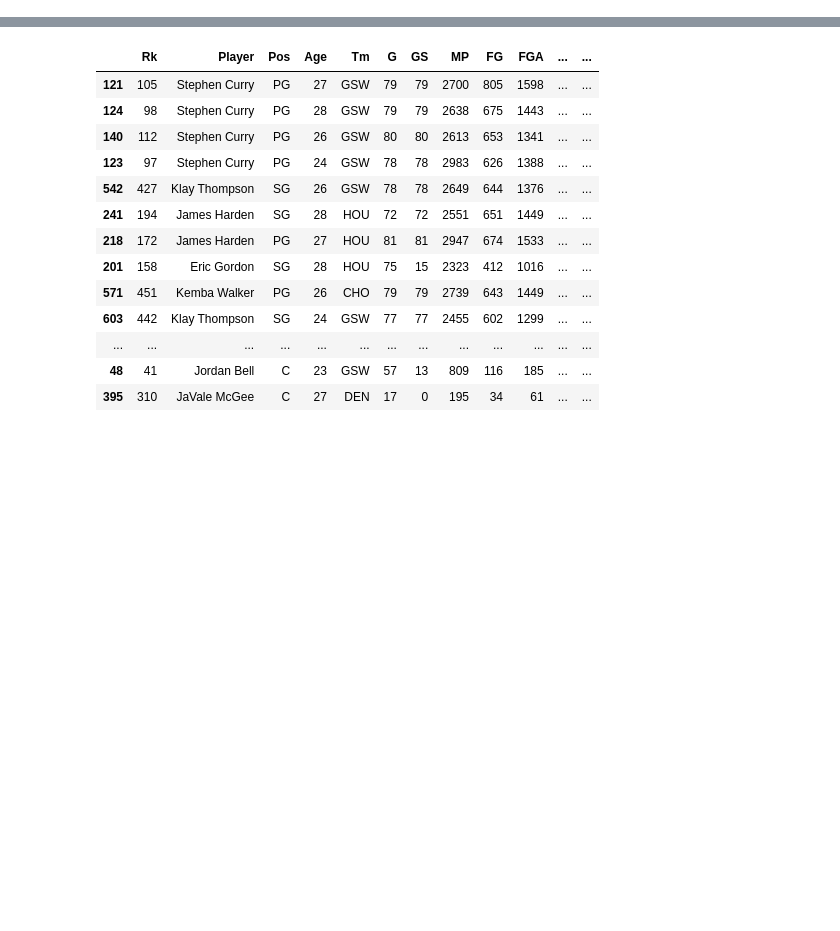
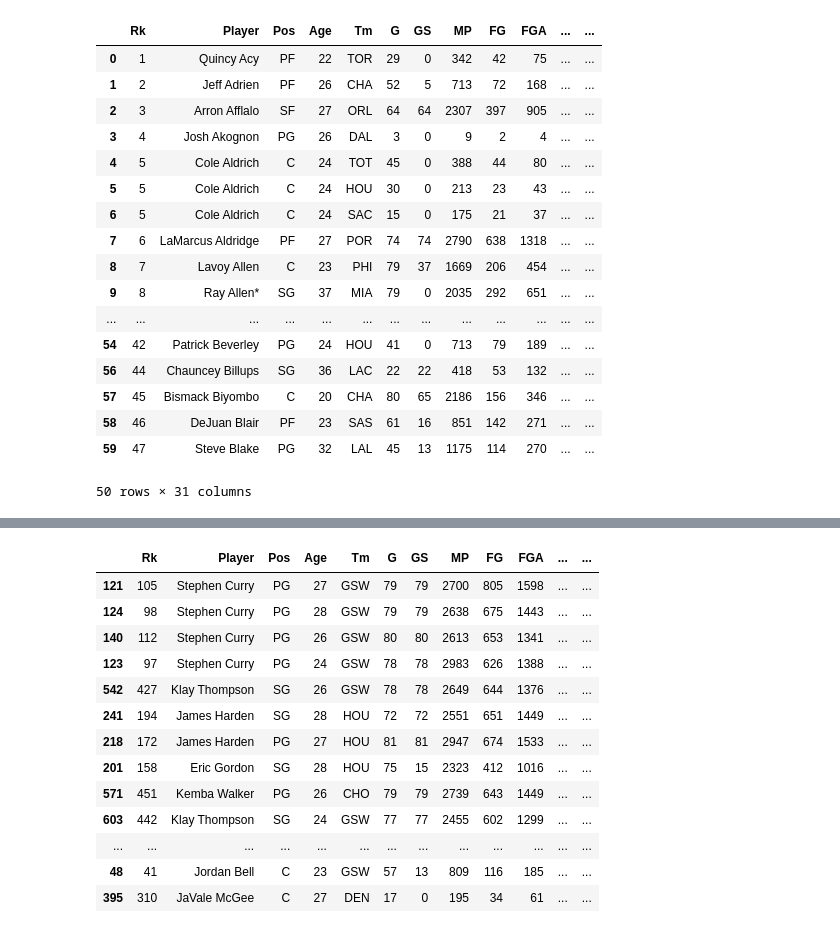
Before and after one commit to triatebr/aprenda-python, a Jupyter notebook: WebScraping_PY.ipynb, the cells around one changed output, grey strips where cells are left out. Saved outputs shown, nothing was run; the diff lists cells and outputs as text; code cells hidden in the pictures; blank space fills up the shorter version.

```diff
--- a/WebScraping_PY.ipynb
+++ b/WebScraping_PY.ipynb
@@ -41,3 +57,24 @@ Extraindo ano 2018
+# %%
+df.head(50)
+# %% [output]
+|  | Rk | Player | Pos | Age | Tm | G | GS | MP | FG | FGA | ... | ... |
+| 0 | 1 | Quincy Acy | PF | 22 | TOR | 29 | 0 | 342 | 42 | 75 | ... | ... |
+| 1 | 2 | Jeff Adrien | PF | 26 | CHA | 52 | 5 | 713 | 72 | 168 | ... | ... |
+| 2 | 3 | Arron Afflalo | SF | 27 | ORL | 64 | 64 | 2307 | 397 | 905 | ... | ... |
+| 3 | 4 | Josh Akognon | PG | 26 | DAL | 3 | 0 | 9 | 2 | 4 | ... | ... |
+| 4 | 5 | Cole Aldrich | C | 24 | TOT | 45 | 0 | 388 | 44 | 80 | ... | ... |
+| 5 | 5 | Cole Aldrich | C | 24 | HOU | 30 | 0 | 213 | 23 | 43 | ... | ... |
+| 6 | 5 | Cole Aldrich | C | 24 | SAC | 15 | 0 | 175 | 21 | 37 | ... | ... |
+| 7 | 6 | LaMarcus Aldridge | PF | 27 | POR | 74 | 74 | 2790 | 638 | 1318 | ... | ... |
+| 8 | 7 | Lavoy Allen | C | 23 | PHI | 79 | 37 | 1669 | 206 | 454 | ... | ... |
+| 9 | 8 | Ray Allen* | SG | 37 | MIA | 79 | 0 | 2035 | 292 | 651 | ... | ... |
+| ... | ... | ... | ... | ... | ... | ... | ... | ... | ... | ... | ... | ... |
+| 54 | 42 | Patrick Beverley | PG | 24 | HOU | 41 | 0 | 713 | 79 | 189 | ... | ... |
+| 56 | 44 | Chauncey Billups | SG | 36 | LAC | 22 | 22 | 418 | 53 | 132 | ... | ... |
+| 57 | 45 | Bismack Biyombo | C | 20 | CHA | 80 | 65 | 2186 | 156 | 346 | ... | ... |
+| 58 | 46 | DeJuan Blair | PF | 23 | SAS | 61 | 16 | 851 | 142 | 271 | ... | ... |
+| 59 | 47 | Steve Blake | PG | 32 | LAL | 45 | 13 | 1175 | 114 | 270 | ... | ... |
+50 rows × 31 columns
 # %%
 drop_indexes = df[df['Rk'] == 'Rk'].index # Pega indexes onde a coluna 'Rk' possui valor 'Rk'
 df.drop(drop_indexes, inplace=True) # elimina os valores dos index passados da tabela
```
Also changed, not shown: parts of 6 cells of this notebook.
